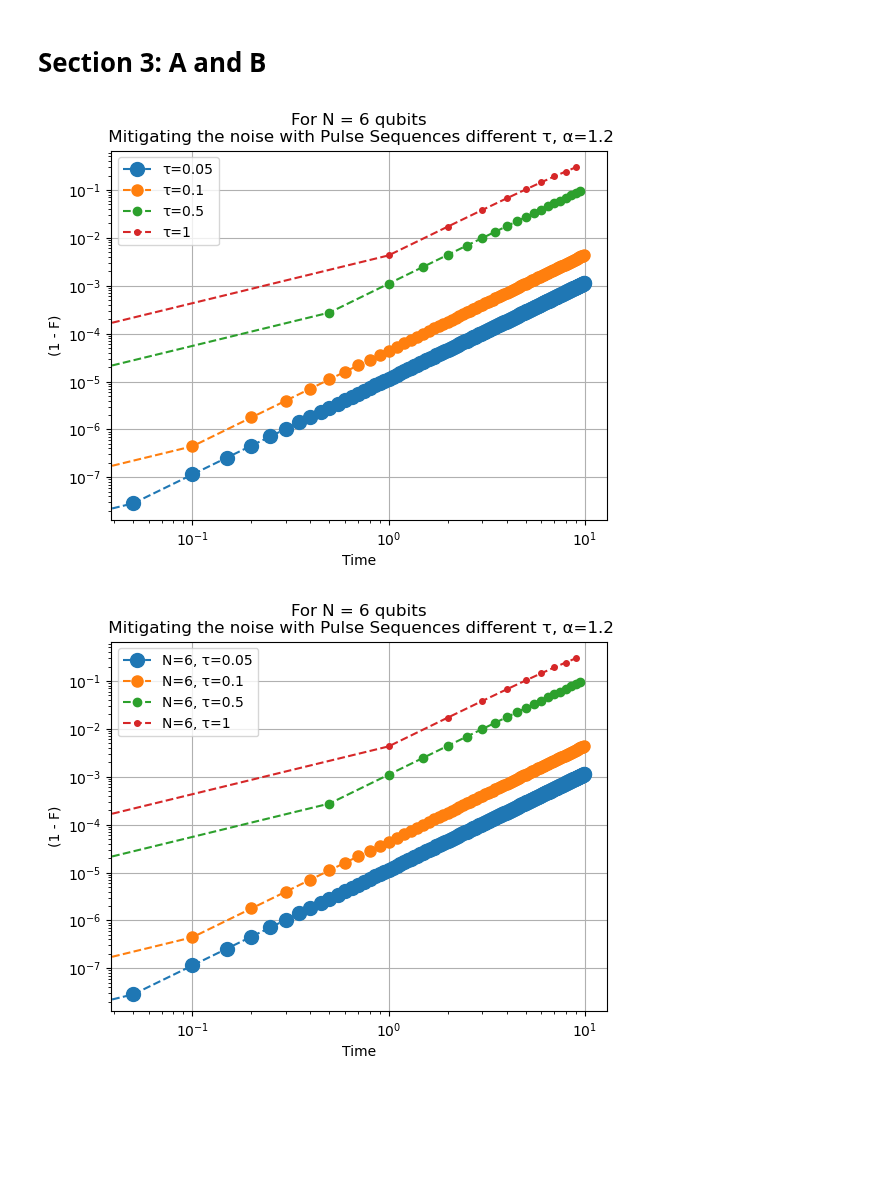
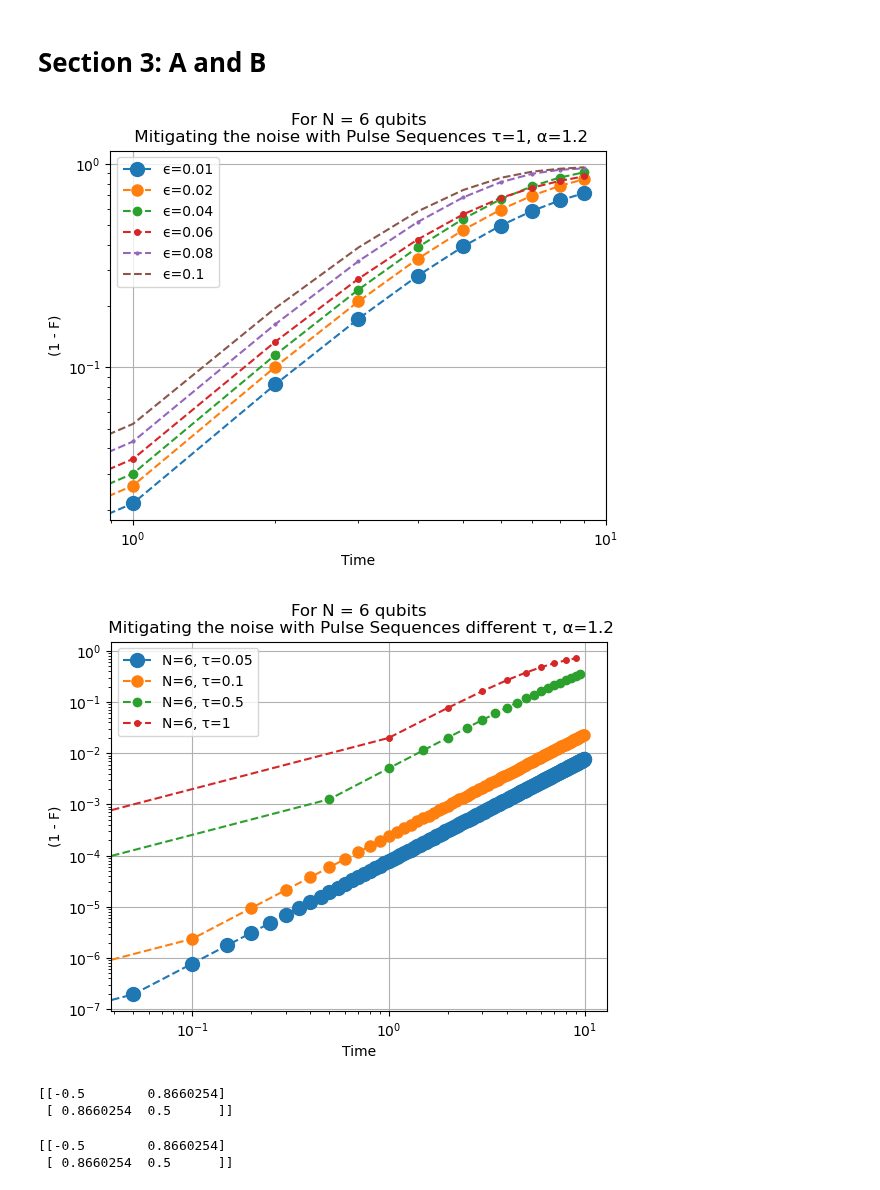
Before and after one commit to JessicaJohnBritto/WalshPulseSeq, a Jupyter notebook: Initial Codes/Section_3_Final.ipynb, the cells around one changed output. Cells and saved outputs as stored; diff of their text form; code cells hidden in the pictures; blank space fills up the shorter version.

Commit message:
Added err_list and plots corresponding to that for rot angle errors

```diff
--- a/Initial Codes/Section_3_Final.ipynb
+++ b/Initial Codes/Section_3_Final.ipynb
@@ -84,7 +84,8 @@ def WPSresource_Hamiltonian_TimeEvolOp_IsingType(params, **kwargs):
             for j in range(i+1, N, 1):
                 lst[i] = op
                 lst[j] = op
-                H_r += (np.abs(R[i]-R[j]))*reduce(np.kron, lst)/(np.power(np.abs(i-j), alpha))
+                # H_r += (np.abs(R[i]-R[j]))*reduce(np.kron, lst)/(np.power(np.abs(i-j), alpha))
+                H_r += reduce(np.kron, lst)/(np.power(np.abs(i-j), alpha))
                 lst = [I for _ in range(N)]
     tau = params['tau']
     unitary_timeOp = expm(-1j*tau*H_r/(params['n']))
@@ -212,41 +213,44 @@ params['deltaError_list'] = [0, 0]
 ## Initial Script
 
 params['alpha_list'] = [1.2]
-params['tau_list'] = [0.05, 0.1, 0.5, 1]
+params['tau_list'] = [1]
 params['alpha'] = params['alpha_list'][0]
 max_index = 6
 Wx, Wy = list(range(0, max_index, 1)), list(range(0, max_index, 1))
 params['N'] = len(Wx)
-params['deltaError_list'] = np.linspace(0.01, 0.001 * params['N'], params['N'])
-params['WF_Wx'] = WF_Generate(params, We = Wx)
-params['pulses'] = PulseRotError(params, Wx = Wx, Wy = Wy)
-params['n'] = len(params['pulses'])
-params['opH'] = [X, Y]
-n, N, r, op, pulses, psi_nm, R, alpha = initialVals(params)
-params['R'], params['r'] = R, r
 # %%
-for alpha in params['alpha_list']:
-    params['alpha'] = alpha
+cls = 10
+params['err_list'] = [0.01, 0.02, 0.04, 0.06, 0.08, 0.1]
+for err in params['err_list']:
+    params['err'] = err
+    num_list = np.linspace(-2*params['err_RA'], 2*params['err'], 2*params['N'])
+    params['deltaError_list'] = np.random.choice(num_list, params['N'], replace=False)
+    params['WF_Wx'] = WF_Generate(params, We = Wx)
+    params['pulses'] = PulseRotError(params, Wx = Wx, Wy = Wy)
+    params['n'] = len(params['pulses'])
+    params['opH'] = [X, Y]
+    n, N, r, op, pulses, psi_nm, R, alpha = initialVals(params)
+    params['R'], params['r'] = R, r
 
-    cls = 10
-    for tau in params['tau_list']:
-        psi_t, F, uOp, t = [], [], [], []
-        params['tau'] = tau
-        uOp, t = WPSeq_TimeEvolOp(params)
-        psi_t = [normalizeWF(u@psi_nm) for i,u in enumerate(uOp)]
-        F = [1-np.power(np.abs(np.vdot(psi_nm, pt)), 2) for pt in psi_t]
-        plt.plot(t, F, "--o", label = f"τ={tau}", ms=cls)
-        cls -=2
-        plt.yscale("log")
-        plt.xscale("log")
-        plt.legend()
-        plt.xlabel("Time")
-        plt.ylabel("(1 - F)")
-        plt.title(f"For N = {params['N']} qubits\n Mitigating the noise with Pulse Sequences different τ, α={params['alpha']}")
-        plt.grid('on')
-    plt.show()
+    params['alpha'] = params['alpha_list'][0]
+
+    psi_t, F, uOp, t = [], [], [], []
+    params['tau'] = params['tau_list'][0]
+    uOp, t = WPSeq_TimeEvolOp(params)
+    psi_t = [normalizeWF(u@psi_nm) for i,u in enumerate(uOp)]
+    F = [1-np.power(np.abs(np.vdot(psi_nm, pt)), 2) for pt in psi_t]
+    plt.plot(t, F, "--o", label = f"ϵ={params['err']}", ms=cls)
+    cls -=2
+    plt.yscale("log")
+    plt.xscale("log")
+    plt.legend()
+    plt.xlabel("Time")
+    plt.ylabel("(1 - F)")
+    plt.title(f"For N = {params['N']} qubits\n Mitigating the noise with Pulse Sequences τ={params['tau']}, α={params['alpha']}")
+    plt.grid('on')
+plt.show()
 # %% [output]
-[figure, old version]
+[figure, new version]
 # %%
 params['deltaError_list'] = [0 for _ in range(params['N'])]
 for alpha in params['alpha_list']:
@@ -270,10 +274,22 @@ for alpha in params['alpha_list']:
         plt.grid('on')
     plt.show()
 # %% [output]
-[figure, old version]
+[figure, new version]
 # %%
 # When the delta values for each qubits are close to each other,
 # fidelity for all taus show the same patter.
 # When they are further apart from each other (step difference less than
 # order of -2), fidelity shows stark difference for different taus but
 # overlap for higher values of alpha.
+# %%
+theta = np.pi/6
+Ry = np.array([[np.cos(theta/2), np.sin(theta/2)], [-np.sin(theta/2), np.cos(theta/2)]])
+print(np.linalg.inv(Ry)@X@Ry)
+# %% [output]
+[[-0.5        0.8660254]
+ [ 0.8660254  0.5      ]]
+# %%
+print(np.array([[-np.sin(theta), np.cos(theta)], [np.cos(theta), np.sin(theta)]]))
+# %% [output]
+[[-0.5        0.8660254]
+ [ 0.8660254  0.5      ]]
```
